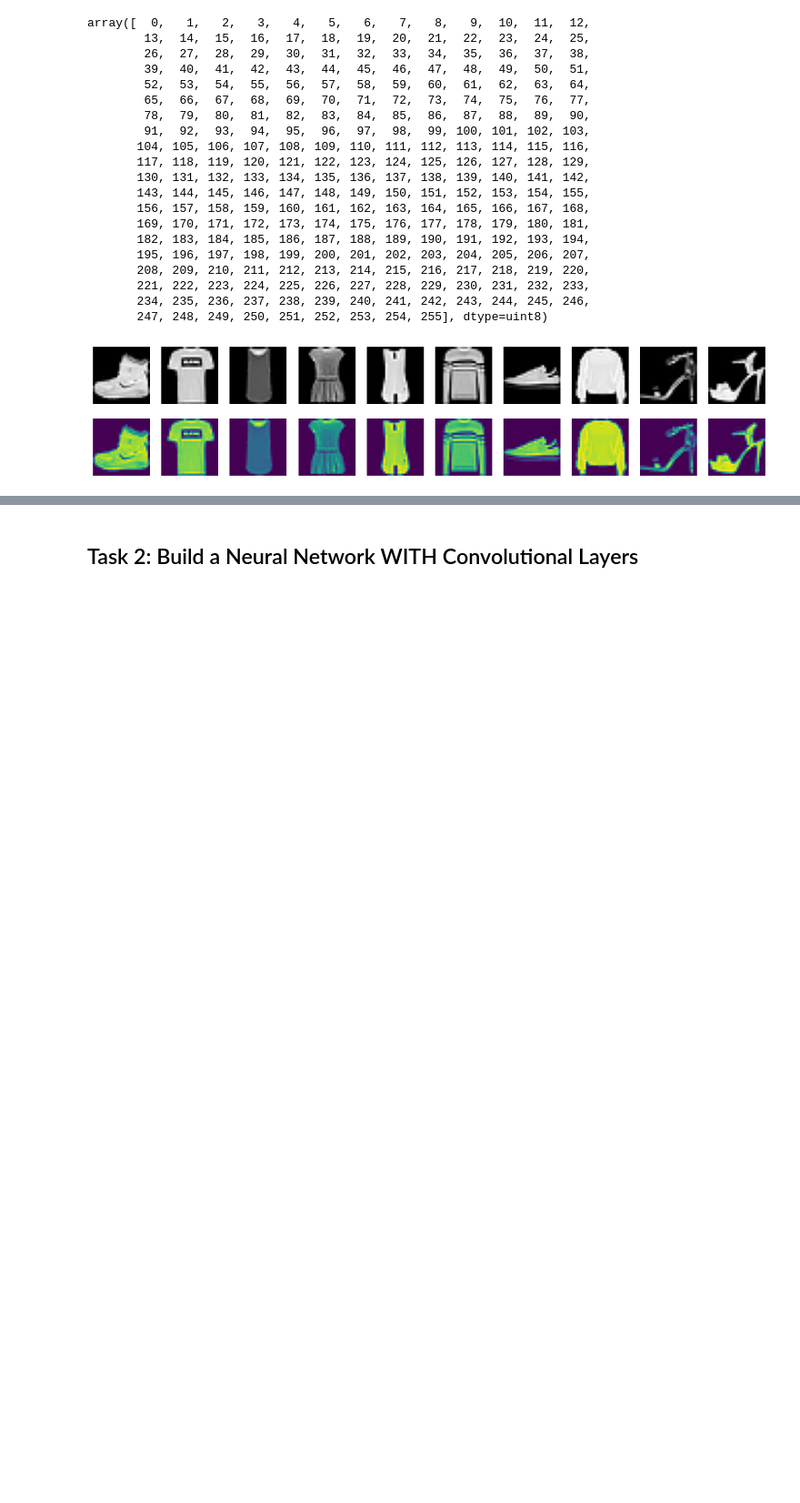
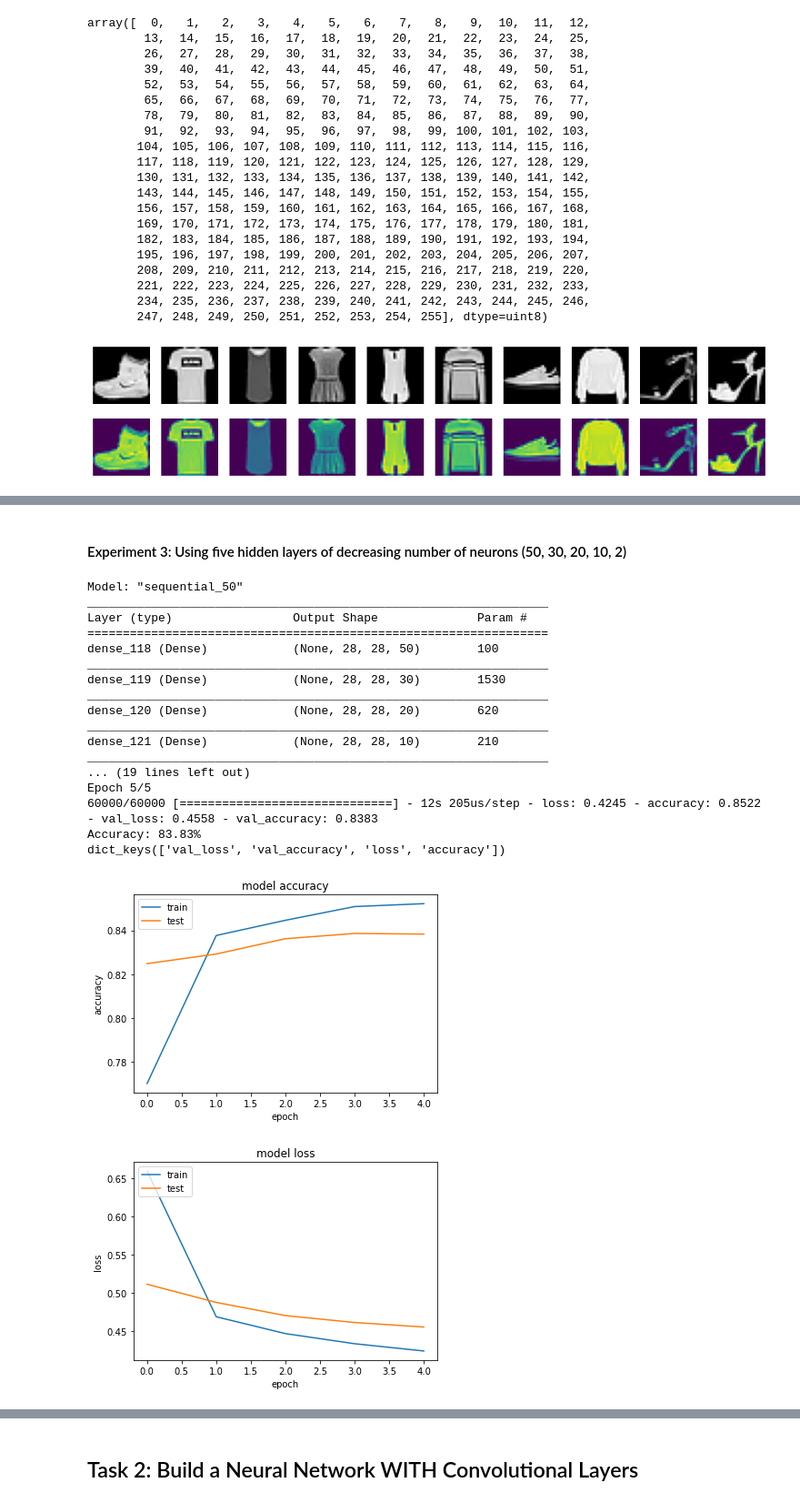
Before and after one commit to jamesworcester/Machine-Learning-Assignment-2, a Jupyter notebook: CSE3CI_Assignment2_JamesWorcester.ipynb, the cells around one changed output, grey strips where cells are left out. Shown: that part at 91% size. Drawn from its saved outputs; the diff is of its cells as text; code cells hidden in the pictures; blank space fills up the shorter version.

```diff
--- a/CSE3CI_Assignment2_JamesWorcester.ipynb
+++ b/CSE3CI_Assignment2_JamesWorcester.ipynb
@@ -187,0 +326,69 @@ Accuracy: 10.00%
+# %% [markdown]
+#### Experiment 3: Using five hidden layers of decreasing number of neurons (50, 30, 20, 10, 2)
+# %%
+# Build the model
+model = Sequential()
+model.add(Dense(50, input_shape=(28, 28, 1))) #hidden layer with 10 nodes that captures the input shape of (28, 28, 1)
+model.add(Dense(30))
+model.add(Dense(20))
+model.add(Dense(10))
+model.add(Dense(2))
+model.add(Flatten()) #flatten the image into a vector
+model.add(Dense(num_classes, activation='softmax')) #(refer to Lecture 6): output layer with 10 nodes uses softmax as the activation function because this is a multi-class classification problem
+
+# Compile model
+model.compile(loss='categorical_crossentropy', optimizer='sgd', metrics=['accuracy'])
+
+model.summary()
+
+tf.set_random_seed(1)
+np.random.seed(1)
+
+epochs = 5
+# Fit the model
+#change up batch size from SGD to mini-batch to full gradient
+history = model.fit(x_train, y_train, validation_data=(x_test, y_test), epochs=epochs, batch_size=60, verbose=1)
+
+# Final evaluation of the model
+scores = model.evaluate(x_test, y_test, verbose=0)
+print("Accuracy: %.2f%%" % (scores[1]*100))
+
+#plot history
+print(history.history.keys())
+# summarize history for accuracy
+plt.plot(history.history['accuracy'])
+plt.plot(history.history['val_accuracy'])
+plt.title('model accuracy')
+plt.ylabel('accuracy')
+plt.xlabel('epoch')
+plt.legend(['train', 'test'], loc='upper left')
+plt.show()
+
+# summarize history for loss
+plt.plot(history.history['loss'])
+plt.plot(history.history['val_loss'])
+plt.title('model loss')
+plt.ylabel('loss')
+plt.xlabel('epoch')
+plt.legend(['train', 'test'], loc='upper left')
+plt.show()
+# %% [output]
+Model: "sequential_50"
+_________________________________________________________________
+Layer (type)                 Output Shape              Param #
+=================================================================
+dense_118 (Dense)            (None, 28, 28, 50)        100
+_________________________________________________________________
+dense_119 (Dense)            (None, 28, 28, 30)        1530
+_________________________________________________________________
+dense_120 (Dense)            (None, 28, 28, 20)        620
+_________________________________________________________________
+dense_121 (Dense)            (None, 28, 28, 10)        210
+_________________________________________________________________
+... (19 lines left out)
+Epoch 5/5
+60000/60000 [==============================] - 12s 205us/step - loss: 0.4245 - accuracy: 0.8522 - val_loss: 0.4558 - val_accuracy: 0.8383
+Accuracy: 83.83%
+dict_keys(['val_loss', 'val_accuracy', 'loss', 'accuracy'])
+[figure, added]
+[figure, added]
```
Also changed, not shown: parts of 29 cells of this notebook, 4 other files.
